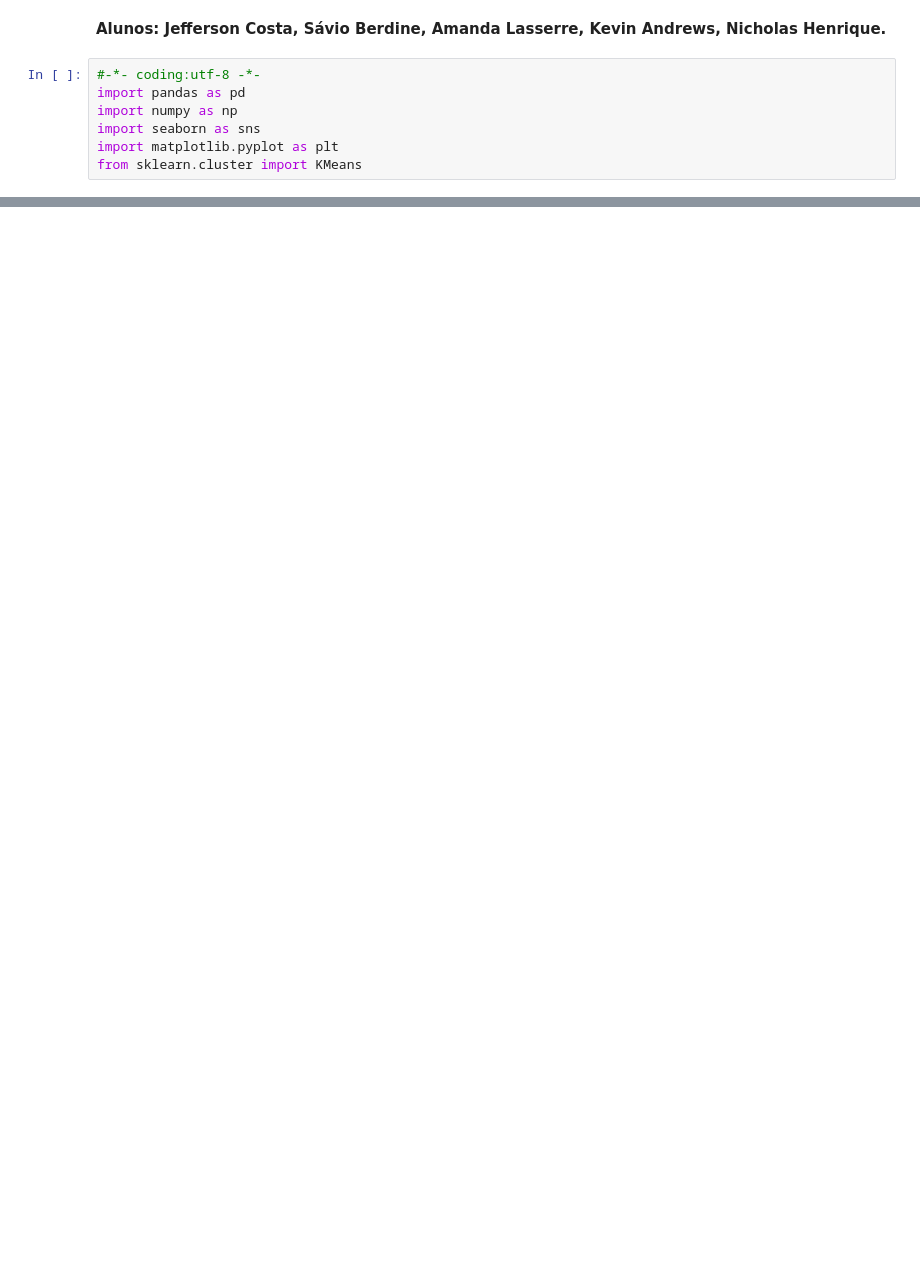
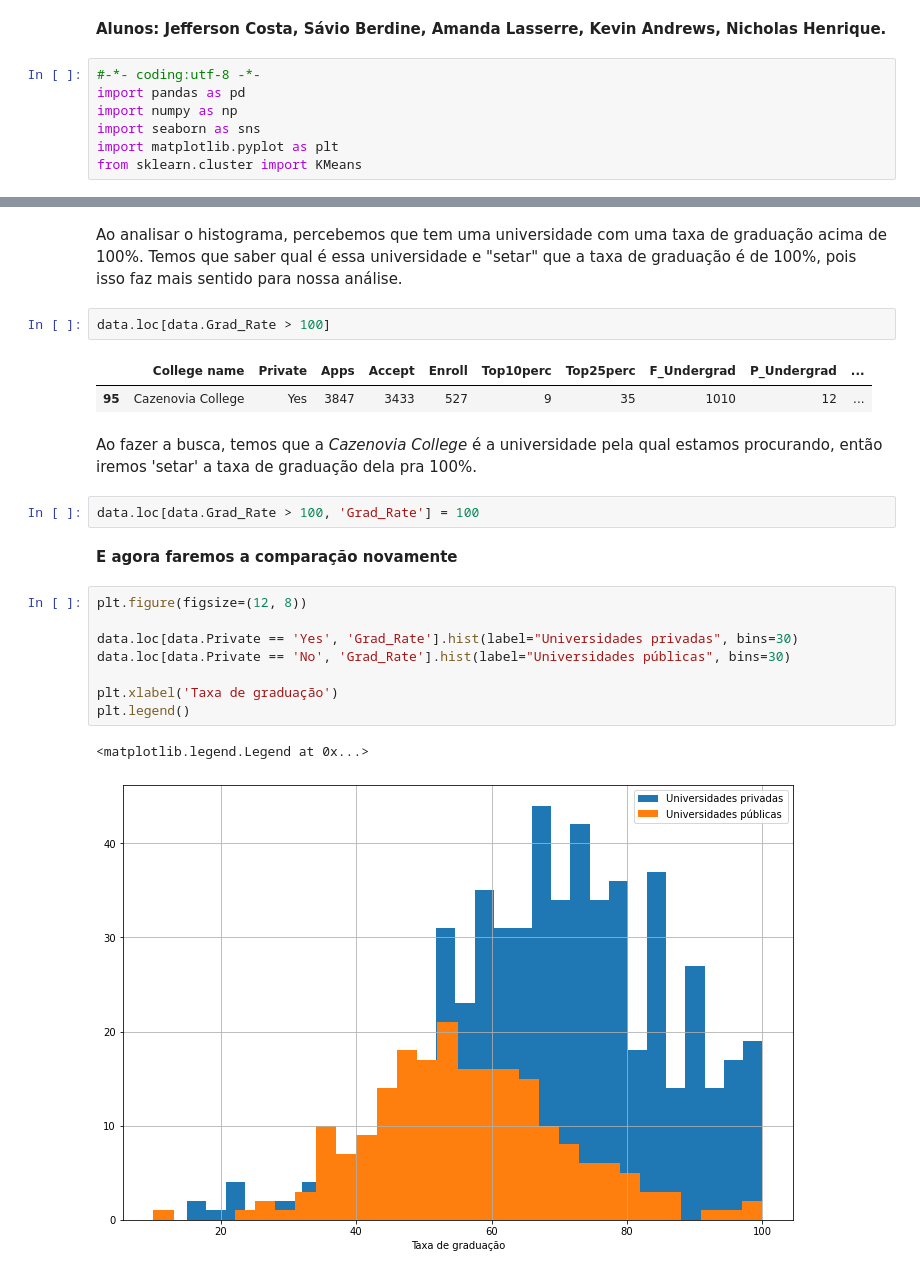
Before and after one commit to jc-costa/Aprendizagem-de-Maquina-SI, a Jupyter notebook: Mini-projeto Kmeans/K-means-College.ipynb, the cells around one changed output, grey strips where cells are left out. Saved outputs shown, nothing was run; the diff lists cells and outputs as text; blank space fills up the shorter version.

```diff
--- a/Mini-projeto Kmeans/K-means-College.ipynb
+++ b/Mini-projeto Kmeans/K-means-College.ipynb
@@ -58,0 +85,24 @@ plt.legend()
+# %% [markdown]
+Ao analisar o histograma, percebemos que tem uma universidade com uma taxa de graduação acima de 100%. Temos que saber qual é essa universidade e "setar" que a taxa de graduação é de 100%, pois isso faz mais sentido para nossa análise.
+# %%
+data.loc[data.Grad_Rate > 100]
+# %% [output]
+|  | College name | Private | Apps | Accept | Enroll | Top10perc | Top25perc | F_Undergrad | P_Undergrad | ... |
+| 95 | Cazenovia College | Yes | 3847 | 3433 | 527 | 9 | 35 | 1010 | 12 | ... |
+# %% [markdown]
+Ao fazer a busca, temos que a *Cazenovia College* é a universidade pela qual estamos procurando, então iremos 'setar' a taxa de graduação dela pra 100%.
+# %%
+data.loc[data.Grad_Rate > 100, 'Grad_Rate'] = 100
+# %% [markdown]
+**E agora faremos a comparação novamente**
+# %%
+plt.figure(figsize=(12, 8))
+
+data.loc[data.Private == 'Yes', 'Grad_Rate'].hist(label="Universidades privadas", bins=30)
+data.loc[data.Private == 'No', 'Grad_Rate'].hist(label="Universidades públicas", bins=30)
+
+plt.xlabel('Taxa de graduação')
+plt.legend()
+# %% [output]
+<matplotlib.legend.Legend at 0x...>
+[figure, added]
```
Also changed, not shown: parts of 8 cells of this notebook.
